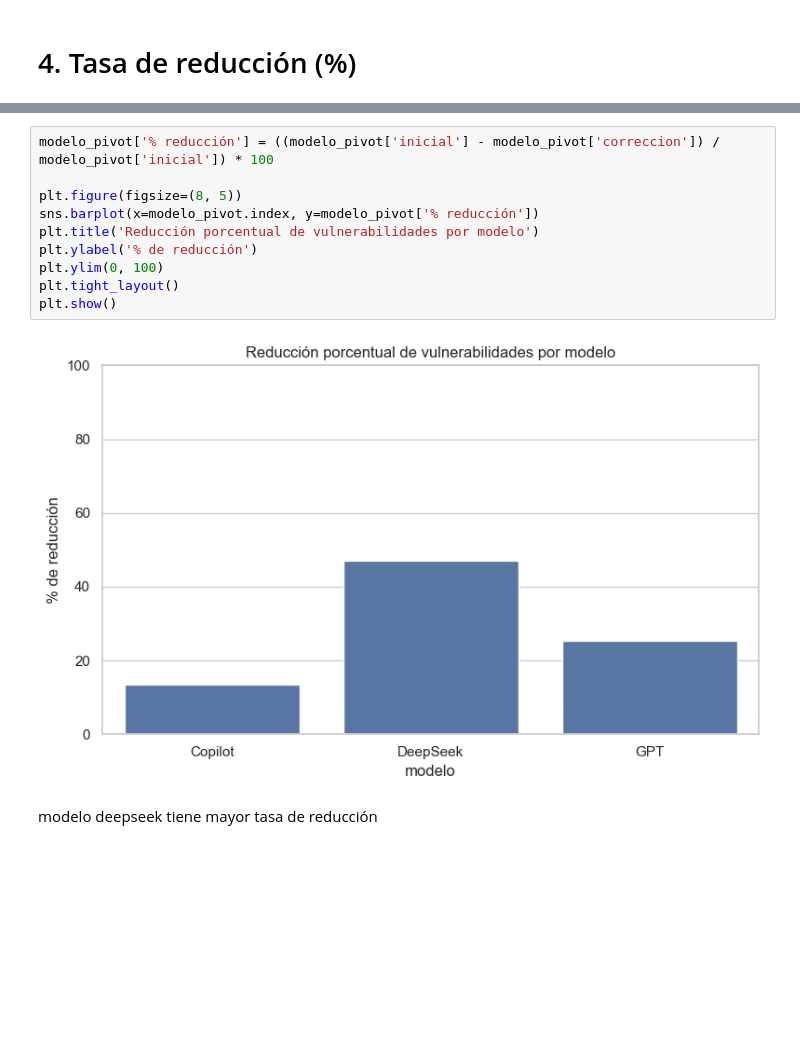
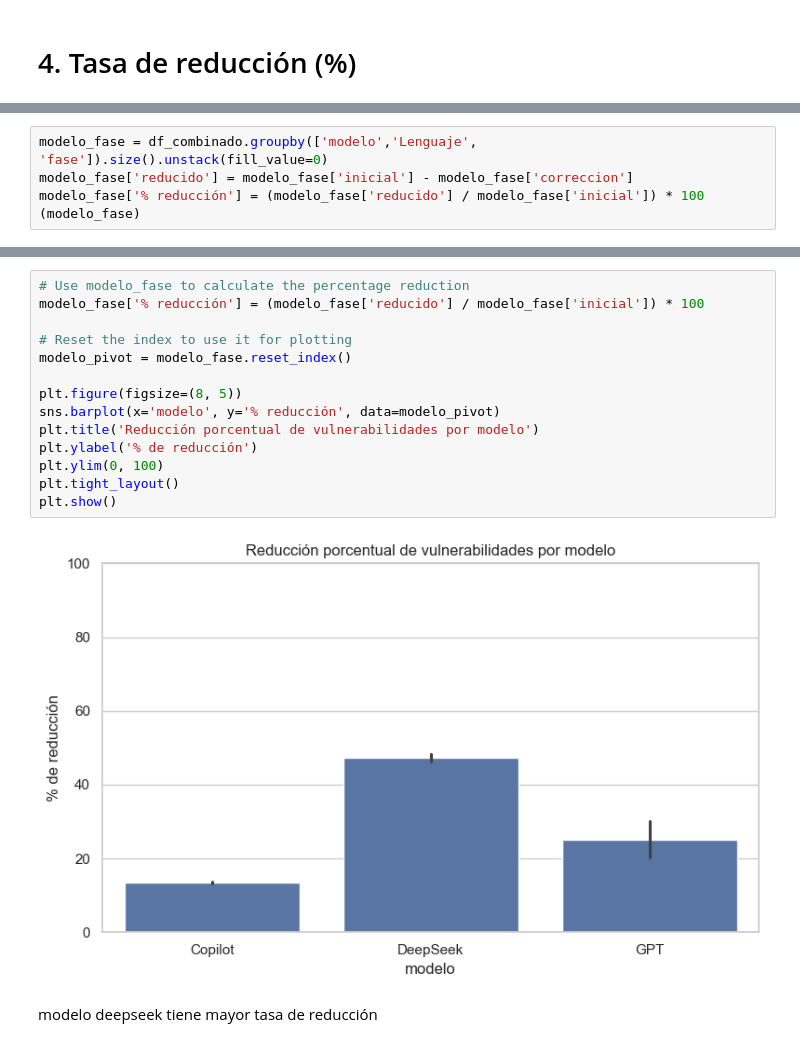
Before and after one commit to jmRiveraLR/Comparacion_Codigo_Generado_seguridad, a Jupyter notebook: src/analisis/analisis.ipynb, the cells around one changed output, grey strips where cells are left out. Cells and saved outputs as stored; diff of their text form; blank space fills up the shorter version.

```diff
--- a/src/analisis/analisis.ipynb
+++ b/src/analisis/analisis.ipynb
@@ -686 +974,6 @@ DeepSeek         147      277       130    46.931408
 GPT              121      162        41    25.308642
+# %%
+modelo_fase = df_combinado.groupby(['modelo','Lenguaje', 'fase']).size().unstack(fill_value=0)
+modelo_fase['reducido'] = modelo_fase['inicial'] - modelo_fase['correccion']
+modelo_fase['% reducción'] = (modelo_fase['reducido'] / modelo_fase['inicial']) * 100
+(modelo_fase)
@@ -687,15 +989,19 @@ GPT              121      162        41    25.308642
 # %%
-modelo_pivot['% reducción'] = ((modelo_pivot['inicial'] - modelo_pivot['correccion']) / modelo_pivot['inicial']) * 100
+# Use modelo_fase to calculate the percentage reduction
+modelo_fase['% reducción'] = (modelo_fase['reducido'] / modelo_fase['inicial']) * 100
+
+# Reset the index to use it for plotting
+modelo_pivot = modelo_fase.reset_index()
 
 plt.figure(figsize=(8, 5))
-sns.barplot(x=modelo_pivot.index, y=modelo_pivot['% reducción'])
+sns.barplot(x='modelo', y='% reducción', data=modelo_pivot)
 plt.title('Reducción porcentual de vulnerabilidades por modelo')
 plt.ylabel('% de reducción')
 plt.ylim(0, 100)
 plt.tight_layout()
 plt.show()
 # %% [output]
-[figure, old version]
+[figure, new version]
 # %% [markdown]
 modelo deepseek tiene mayor tasa de reducción
 # %% [markdown]
```
Also changed, not shown: parts of 82 cells of this notebook, 7 other files.
